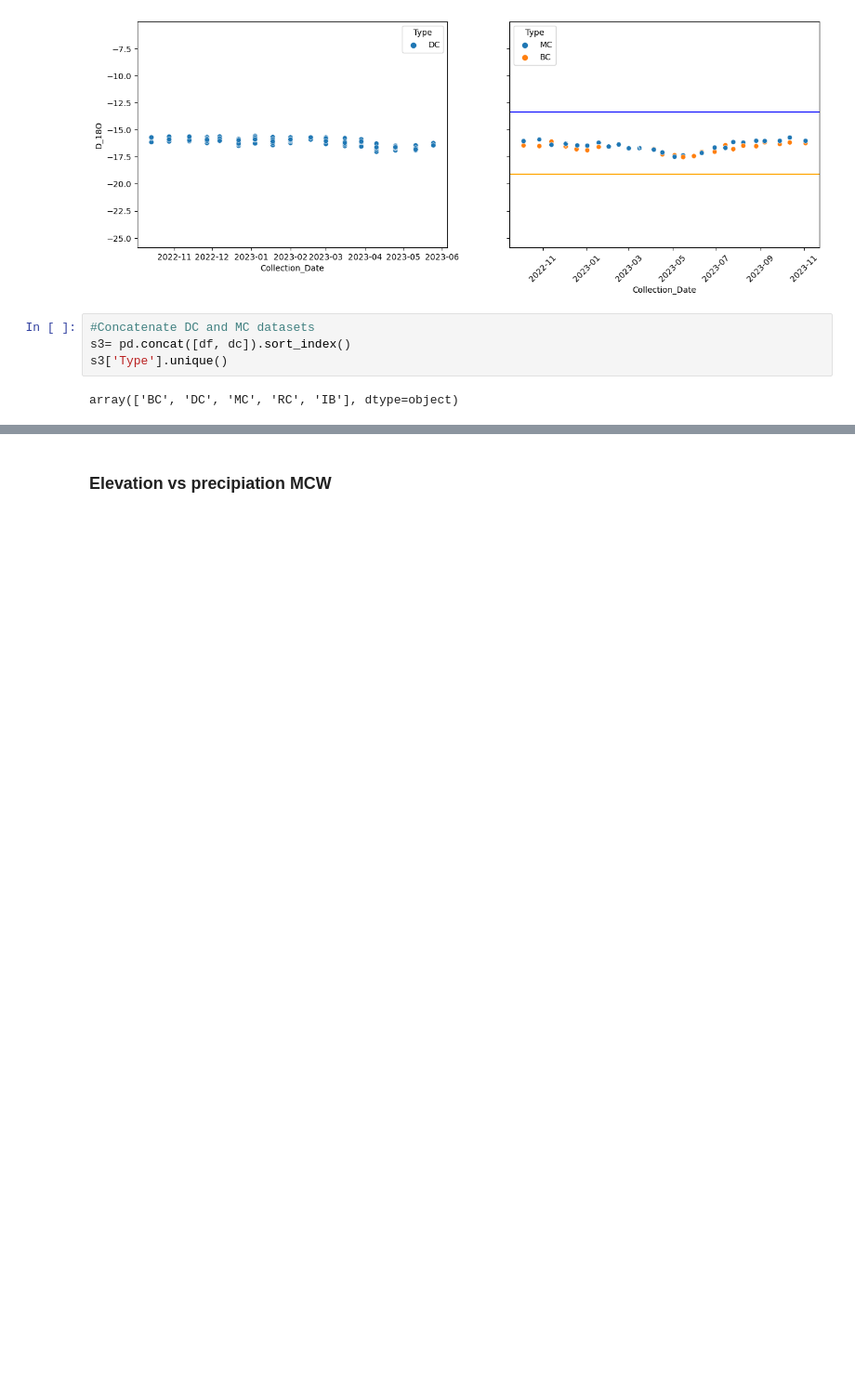
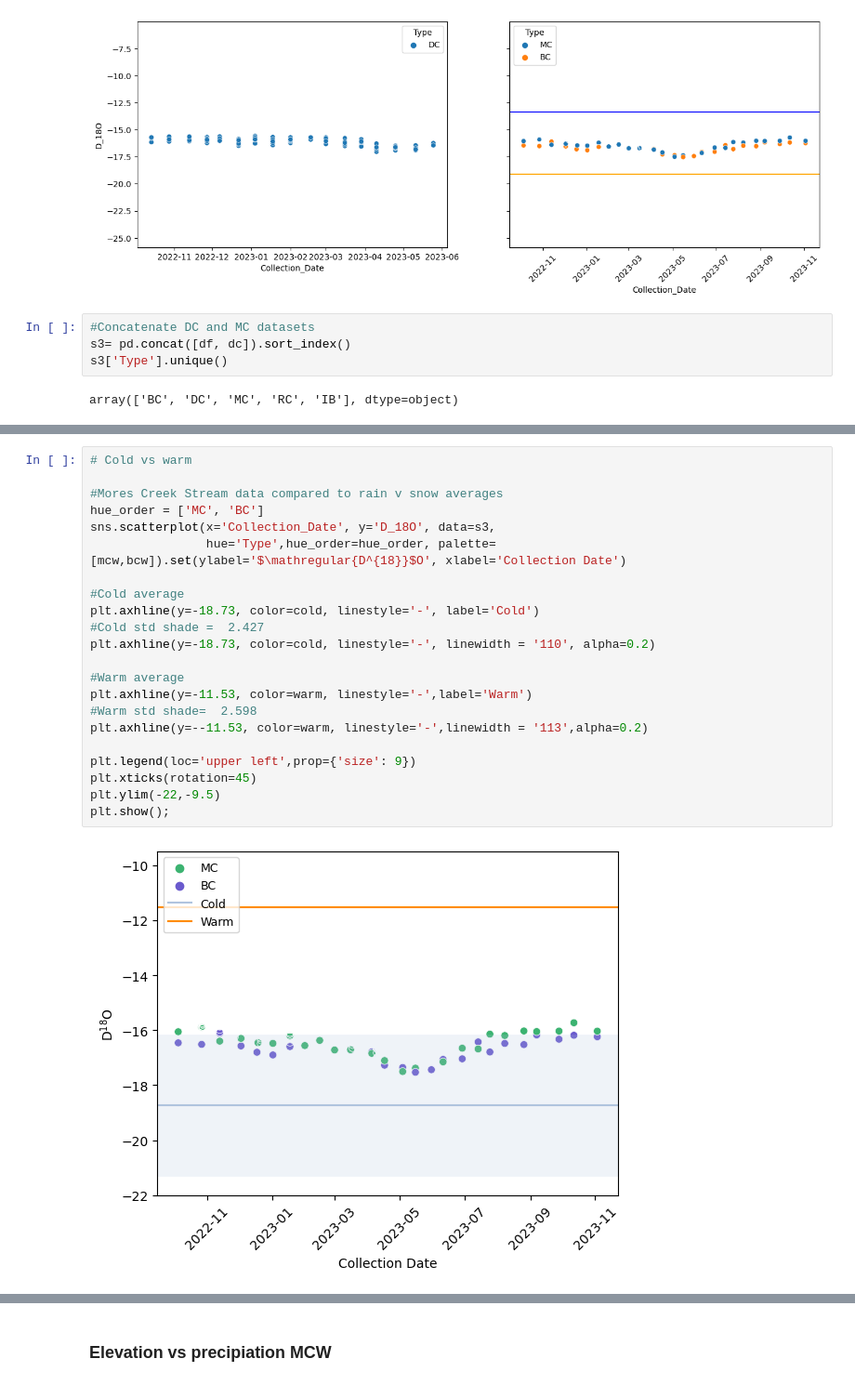
Before and after one commit to RMGrena/MoresCreekWatershed_ID, a Jupyter notebook: Isotope_working_repository.ipynb, the cells around one changed output, grey strips where cells are left out. Shown: that part at 93% size. Cells and saved outputs as stored; diff of their text form; blank space fills up the shorter version.

```diff
--- a/Isotope_working_repository.ipynb
+++ b/Isotope_working_repository.ipynb
@@ -490 +243,25 @@ array(['BC', 'DC', 'MC', 'RC', 'IB'], dtype=object)
+# %%
+# Cold vs warm
+
+#Mores Creek Stream data compared to rain v snow averages
+hue_order = ['MC', 'BC']
+sns.scatterplot(x='Collection_Date', y='D_18O', data=s3,
+                hue='Type',hue_order=hue_order, palette=[mcw,bcw]).set(ylabel='$\mathregular{D^{18}}$O', xlabel='Collection Date')
+
+#Cold average
+plt.axhline(y=-18.73, color=cold, linestyle='-', label='Cold')
+#Cold std shade =  2.427
+plt.axhline(y=-18.73, color=cold, linestyle='-', linewidth = '110', alpha=0.2)
+
+#Warm average
+plt.axhline(y=-11.53, color=warm, linestyle='-',label='Warm')
+#Warm std shade=  2.598
+plt.axhline(y=--11.53, color=warm, linestyle='-',linewidth = '113',alpha=0.2)
+
+plt.legend(loc='upper left',prop={'size': 9})
+plt.xticks(rotation=45)
+plt.ylim(-22,-9.5)
+plt.show();
+# %% [output]
+[figure, added]
 # %%
```
Also changed, not shown: parts of 79 cells of this notebook, 8 other files.
